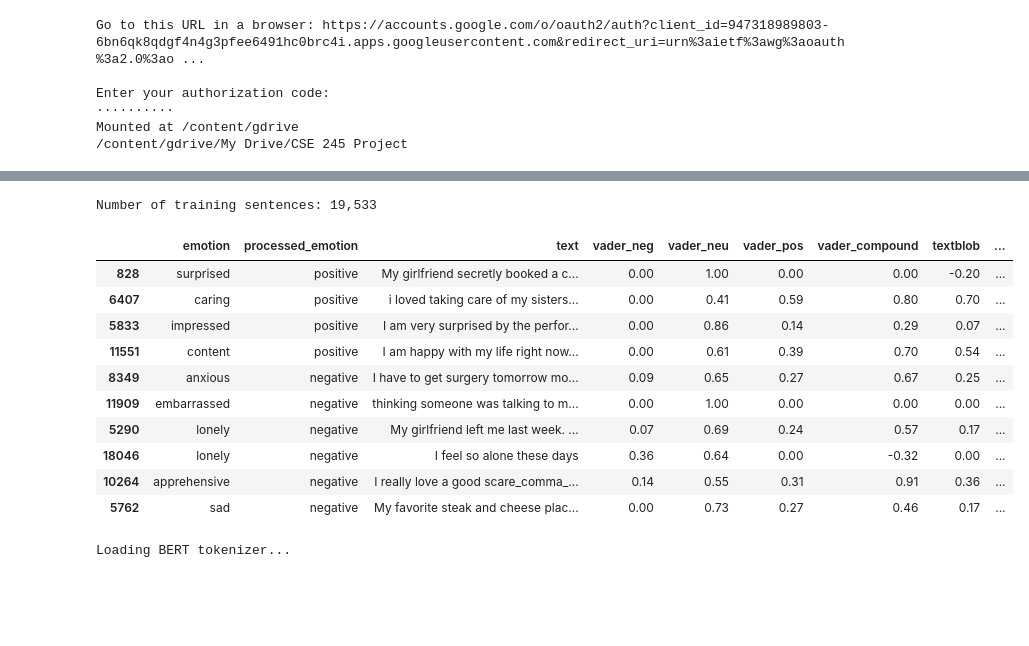
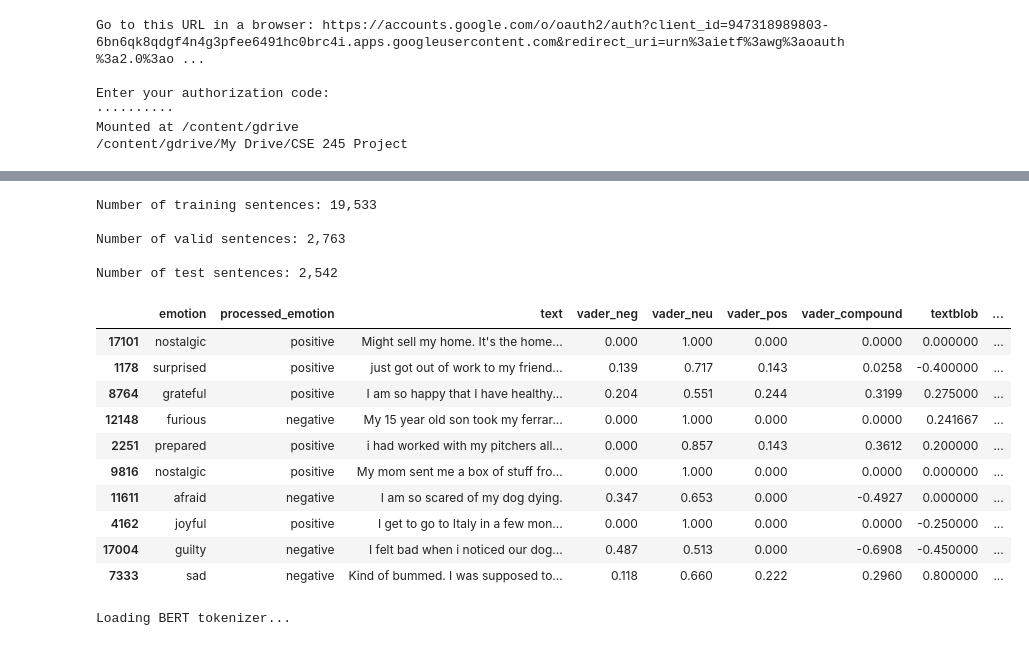
Before and after one commit to omkarpat/EmpatheticDialoguesEmotionDetection, a Jupyter notebook: Pos_Neg_fine_tuning.ipynb, the cells around one changed output, grey strips where cells are left out. Saved outputs shown, nothing was run; the diff lists cells and outputs as text; code cells hidden in the pictures; blank space fills up the shorter version.

Commit message:
added code for processing valid and test datasets and finding metrics

```diff
--- a/Pos_Neg_fine_tuning.ipynb
+++ b/Pos_Neg_fine_tuning.ipynb
@@ -83,22 +89,33 @@ import pandas as pd
 import numpy as np
 # %%
 train_df = pd.read_csv('Data/data_sample_fixed_processed_model1_final.csv', sep='|')
+valid_df = pd.read_csv('Data/valid_fixed_processed_model1_final.csv', sep='|')
+test_df = pd.read_csv('Data/test_fixed_processed_model1_final.csv', sep='|')
 # %%
 print('Number of training sentences: {:,}\n'.format(train_df.shape[0]))
+print('Number of valid sentences: {:,}\n'.format(valid_df.shape[0]))
+print('Number of test sentences: {:,}\n'.format(test_df.shape[0]))
+
 
 # Display 10 random rows from the data.
 train_df['label'] = train_df['processed_emotion'].apply(lambda x: 0 if x == "negative" else 1)
+valid_df['label'] = valid_df['processed_emotion'].apply(lambda x: 0 if x == "negative" else 1)
+test_df['label'] = test_df['processed_emotion'].apply(lambda x: 0 if x == "negative" else 1)
 train_df.sample(10)
 # %% [output]
 Number of training sentences: 19,533
+
+Number of valid sentences: 2,763
+
+Number of test sentences: 2,542
 |  | emotion | processed_emotion | text | vader_neg | vader_neu | vader_pos | vader_compound | textblob | ... |
-| 828 | surprised | positive | My girlfriend secretly booked a c... | 0.00 | 1.00 | 0.00 | 0.00 | -0.20 | ... |
-| 6407 | caring | positive | i loved taking care of my sisters... | 0.00 | 0.41 | 0.59 | 0.80 | 0.70 | ... |
-| 5833 | impressed | positive | I am very surprised by the perfor... | 0.00 | 0.86 | 0.14 | 0.29 | 0.07 | ... |
-| 11551 | content | positive | I am happy with my life right now... | 0.00 | 0.61 | 0.39 | 0.70 | 0.54 | ... |
-| 8349 | anxious | negative | I have to get surgery tomorrow mo... | 0.09 | 0.65 | 0.27 | 0.67 | 0.25 | ... |
-| 11909 | embarrassed | negative | thinking someone was talking to m... | 0.00 | 1.00 | 0.00 | 0.00 | 0.00 | ... |
-| 5290 | lonely | negative | My girlfriend left me last week. ... | 0.07 | 0.69 | 0.24 | 0.57 | 0.17 | ... |
-| 18046 | lonely | negative | I feel so alone these days | 0.36 | 0.64 | 0.00 | -0.32 | 0.00 | ... |
-| 10264 | apprehensive | negative | I really love a good scare_comma_... | 0.14 | 0.55 | 0.31 | 0.91 | 0.36 | ... |
-| 5762 | sad | negative | My favorite steak and cheese plac... | 0.00 | 0.73 | 0.27 | 0.46 | 0.17 | ... |
+| 17101 | nostalgic | positive | Might sell my home. It's the home... | 0.000 | 1.000 | 0.000 | 0.0000 | 0.000000 | ... |
+| 1178 | surprised | positive | just got out of work to my friend... | 0.139 | 0.717 | 0.143 | 0.0258 | -0.400000 | ... |
+| 8764 | grateful | positive | I am so happy that I have healthy... | 0.204 | 0.551 | 0.244 | 0.3199 | 0.275000 | ... |
+| 12148 | furious | negative | My 15 year old son took my ferrar... | 0.000 | 1.000 | 0.000 | 0.0000 | 0.241667 | ... |
+| 2251 | prepared | positive | i had worked with my pitchers all... | 0.000 | 0.857 | 0.143 | 0.3612 | 0.200000 | ... |
+| 9816 | nostalgic | positive | My mom sent me a box of stuff fro... | 0.000 | 1.000 | 0.000 | 0.0000 | 0.000000 | ... |
+| 11611 | afraid | negative | I am so scared of my dog dying. | 0.347 | 0.653 | 0.000 | -0.4927 | 0.000000 | ... |
+| 4162 | joyful | positive | I get to go to Italy in a few mon... | 0.000 | 1.000 | 0.000 | 0.0000 | -0.250000 | ... |
+| 17004 | guilty | negative | I felt bad when i noticed our dog... | 0.487 | 0.513 | 0.000 | -0.6908 | -0.450000 | ... |
+| 7333 | sad | negative | Kind of bummed. I was supposed to... | 0.118 | 0.660 | 0.222 | 0.2960 | 0.800000 | ... |
```
Also changed, not shown: parts of 18 cells of this notebook.
